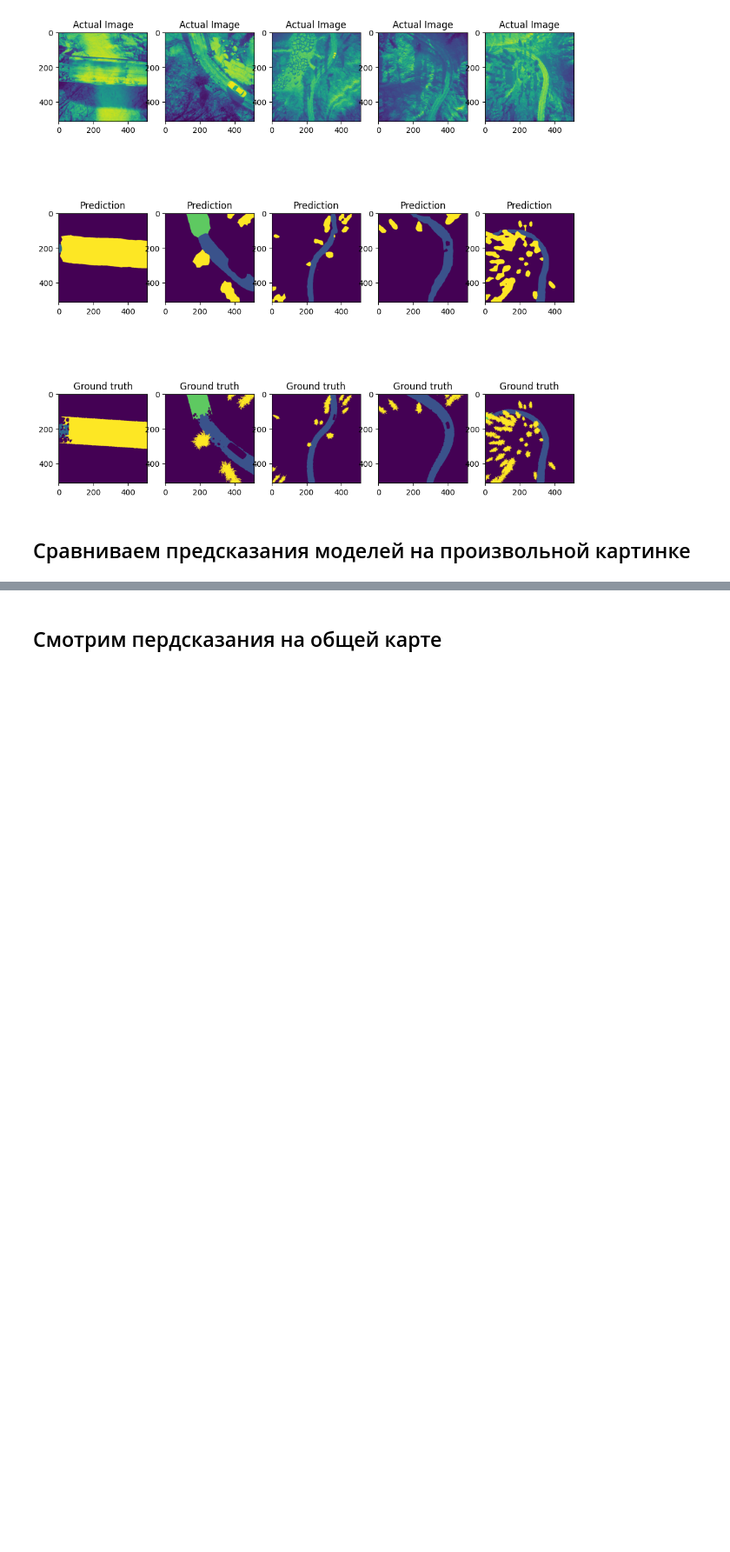
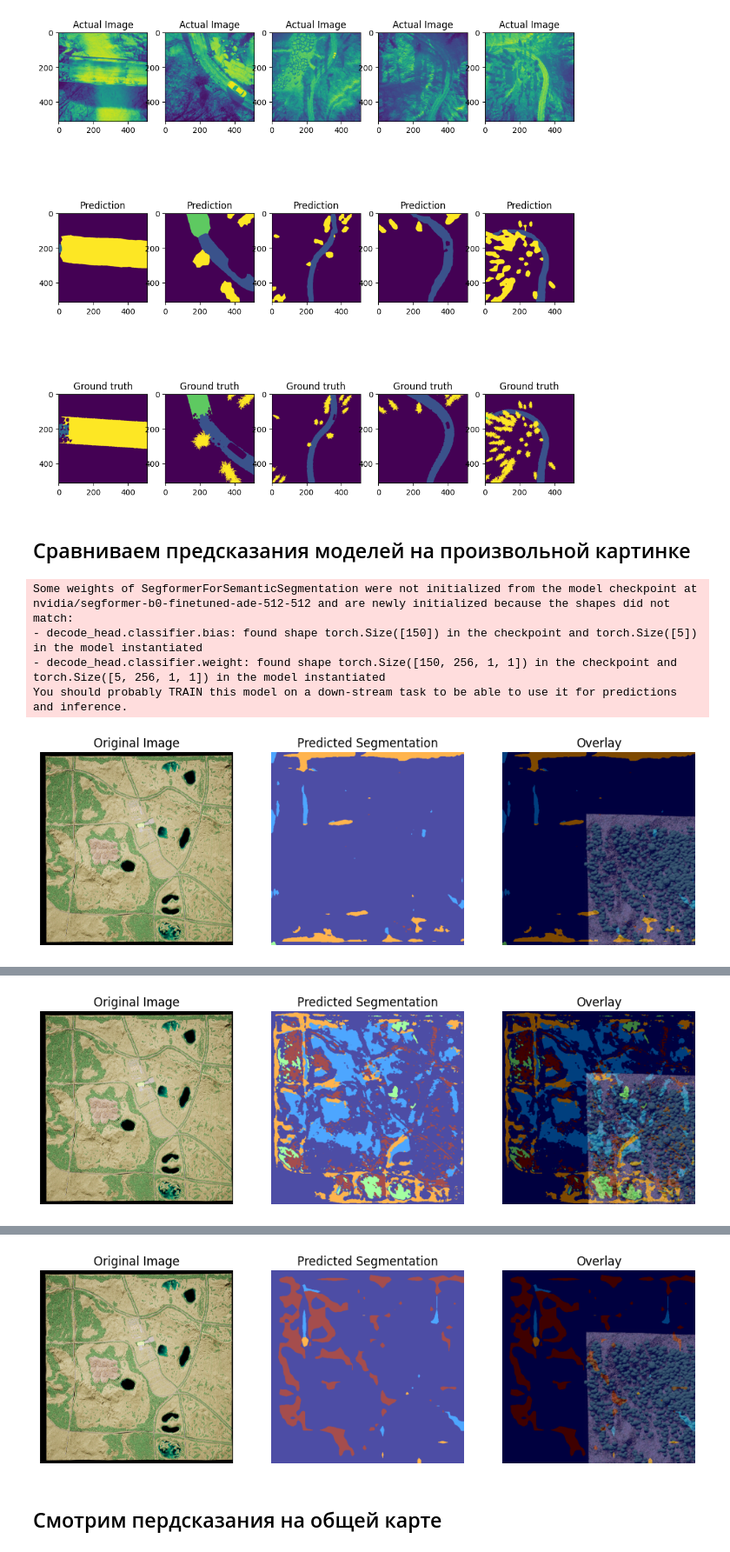
Before and after one commit to EvgeniyMarchuk/BOSK, a Jupyter notebook: notebooks/comparison.ipynb, the cells around one changed output, grey strips where cells are left out. Shown at 87% size. Saved outputs shown, nothing was run; the diff lists cells and outputs as text; code cells hidden in the pictures; blank space fills up the shorter version.

Commit message:
Added big picture segmentation

```diff
--- a/notebooks/comparison.ipynb
+++ b/notebooks/comparison.ipynb
@@ -13,9 +14,9 @@ Error:
 ## Определяем модели для тестирования
 # %%
 model_paths = [
-    "./models/segformer_1.pth",
-    "./models/unet_with_mobilenet_2.pth",
-    "./models/newest_deeplab.pth",
+    "../models/segformer_1.pth",
+    "../models/unet_with_mobilenet_2.pth",
+    "../models/newest_deeplab.pth",
 ]
 model_types = ["segformer", "unet_mobile", "deeplab"]
 assert (
@@ -39,7 +40,7 @@ processor = SegformerImageProcessor.from_pretrained(
 for model_path, model_type in zip(model_paths, model_types):
     print("Результат работы модели ", model_path)
     model = load_model(model_path, model_type)
-    test_dataset = BOSKDataset(
+    test_dataset = VALID_Dataset(
         root_dir="./data/roads/test",
         model_type=model_type,
         transform=transform,
@@ -72,8 +73,14 @@ Dice score =  tensor(0.9555)
 # %%
 models = []
 
-image_path = "./image.png"
+image_path = "../Some_images/Landscape_Bosk.png"
 for model_path, model_type in zip(model_paths, model_types):
     model = load_model(model_path, model_type)
     models.append((model, model_path))
     predict_for_one_image(model, image_path, model_type, transform)
+# %% [output]
+Some weights of SegformerForSemanticSegmentation were not initialized from the model checkpoint at nvidia/segformer-b0-finetuned-ade-512-512 and are newly initialized because the shapes did not match:
+- decode_head.classifier.bias: found shape torch.Size([150]) in the checkpoint and torch.Size([5]) in the model instantiated
+- decode_head.classifier.weight: found shape torch.Size([150, 256, 1, 1]) in the checkpoint and torch.Size([5, 256, 1, 1]) in the model instantiated
+You should probably TRAIN this model on a down-stream task to be able to use it for predictions and inference.
+[figure, added]
@@ -79,0 +88 @@ for model_path, model_type in zip(model_paths, model_types):
+[figure, added]
@@ -80,3 +90,4 @@ for model_path, model_type in zip(model_paths, model_types):
+[figure, added]
 # %% [markdown]
 ## Смотрим пердсказания на общей карте
 # %%
```
Also changed, not shown: parts of 2 cells of this notebook, 5 other files.
